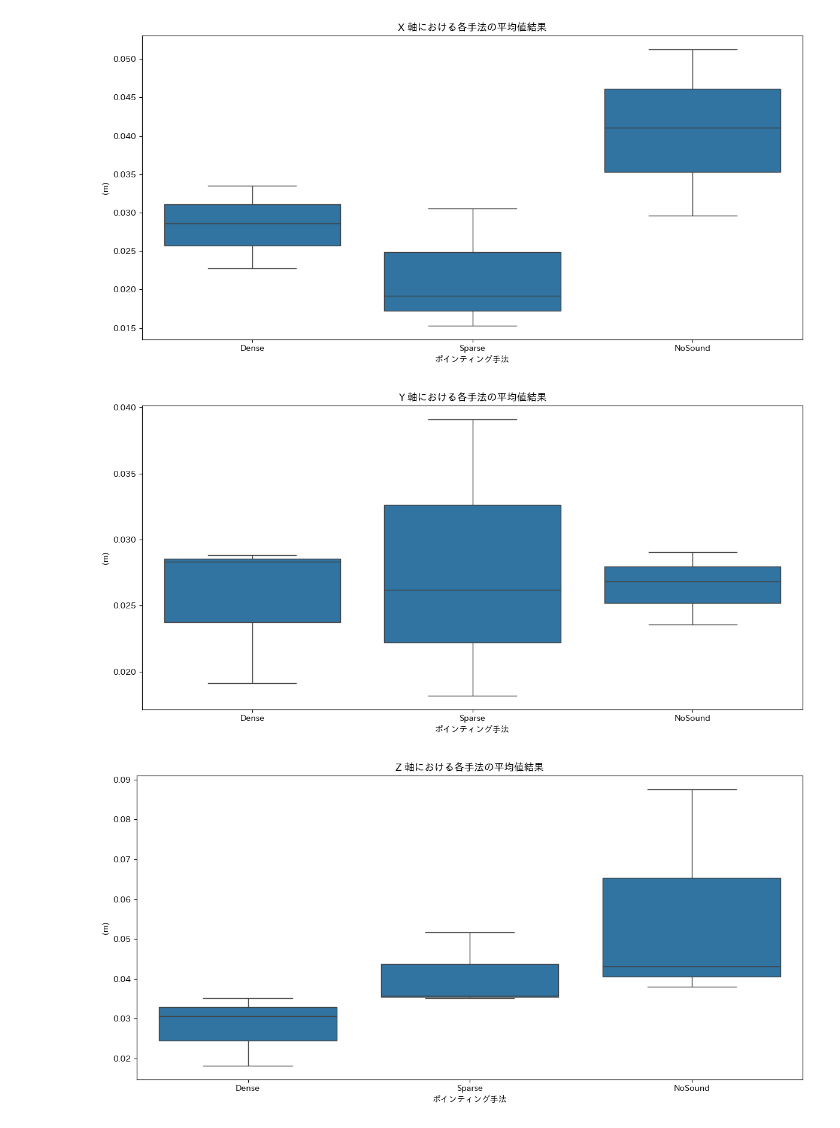
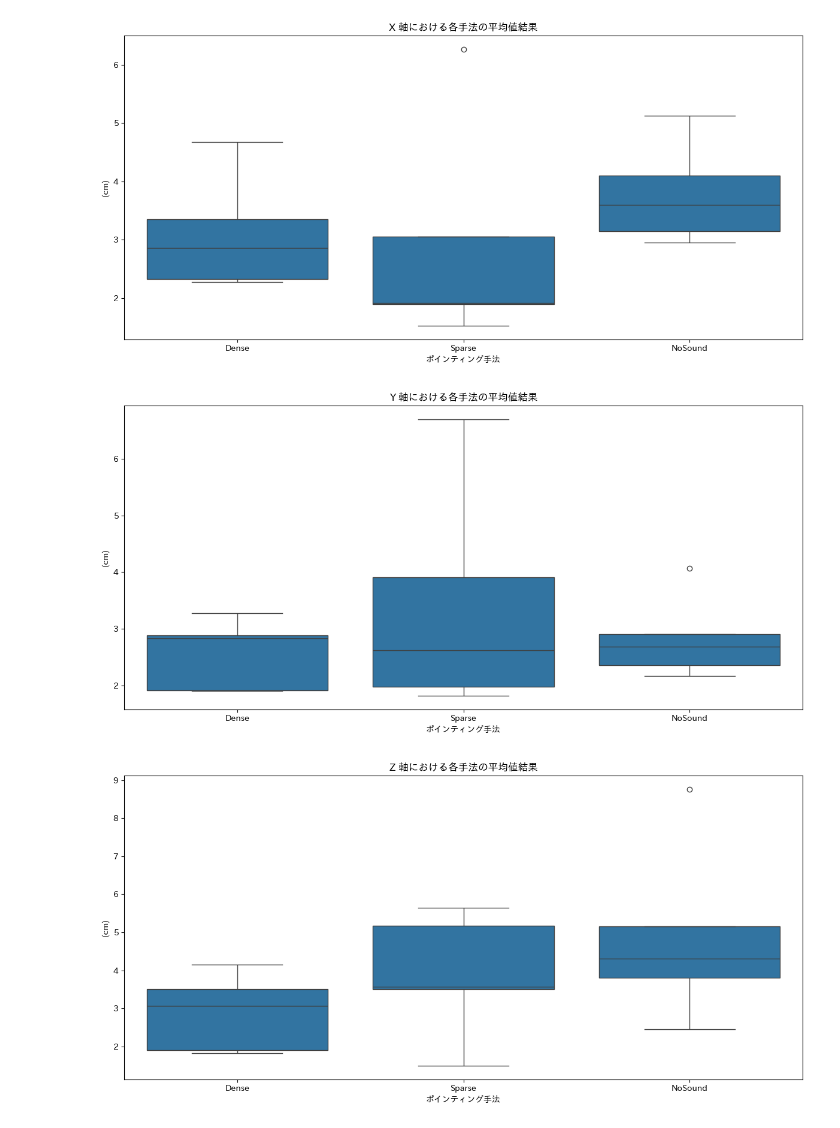
Before and after one commit to takaharayota531/poster-exp-analysis, a Jupyter notebook: 本予備実験3/main-exp3-all-001.ipynb, the cells around one changed output. Drawn from its saved outputs; the diff is of its cells as text; code cells hidden in the pictures.

```diff
--- a/本予備実験3/main-exp3-all-001.ipynb
+++ b/本予備実験3/main-exp3-all-001.ipynb
@@ -182,6 +189,10 @@ method_labels = {
 df_all['Method_Label'] = df_all['Method'].map(method_labels)
 df_all['Place_Label'] = df_all['Place'].map(place_labels)
 
+df_all['X'] = df_all['X'] * 100
+df_all['Y'] = df_all['Y'] * 100
+df_all['Z'] = df_all['Z'] * 100
+
 # Placeごとの中央値を計算 (数値列のみ対象)
 numeric_columns = ['X', 'Y', 'Z']
 df_median = df_all.groupby(['Subject', 'Method'])[numeric_columns].median().reset_index()
@@ -199,7 +210,7 @@ for axis in ['X', 'Y', 'Z']:
     sns.boxplot(x='Method_Label', y=axis, data=df_median)
     plt.title(f'{axis} 軸における各手法の中央値結果')
     plt.xlabel('ポインティング手法')
-    plt.ylabel('(m)')
+    plt.ylabel('(cm)')
     plt.tight_layout()
     plt.show()
 
@@ -209,16 +220,16 @@ for axis in ['X', 'Y', 'Z']:
     sns.boxplot(x='Method_Label', y=axis, data=df_mean)
     plt.title(f'{axis} 軸における各手法の平均値結果')
     plt.xlabel('ポインティング手法')
-    plt.ylabel('(m)')
+    plt.ylabel('(cm)')
     plt.tight_layout()
     plt.show()
 
 # 可視化
 plt.figure(figsize=(12, 6))
 sns.boxplot(x='Place_Label', y='X', hue='Method_Label', data=df_all)
-plt.title('x軸(定位)における各手法と位置の結果')
+plt.title('x軸(定位)における各手法と位置による誤差')
 plt.xlabel('各座標位置')
-plt.ylabel('(m)')
+plt.ylabel('(cm)')
 plt.legend(title='ポインティング手法', bbox_to_anchor=(1.05, 1), loc='upper left')
 plt.xticks(rotation=45)
 plt.tight_layout()
@@ -226,9 +237,9 @@ plt.show()
 
 plt.figure(figsize=(12, 6))
 sns.boxplot(x='Place_Label', y='Y', hue='Method_Label', data=df_all)
-plt.title('y軸(周波数)における各手法と位置の結果')
+plt.title('y軸(周波数)における各手法と位置による誤差')
 plt.xlabel('各座標位置')
-plt.ylabel('(m)')
+plt.ylabel('(cm)')
 plt.legend(title='ポインティング手法', bbox_to_anchor=(1.05, 1), loc='upper left')
 plt.xticks(rotation=45)
 plt.tight_layout()
@@ -236,9 +247,9 @@ plt.show()
 
 plt.figure(figsize=(12, 6))
 sns.boxplot(x='Place_Label', y='Z', hue='Method_Label', data=df_all)
-plt.title('z軸(振幅)における各手法と位置の結果')
+plt.title('z軸(振幅)における各手法と位置による誤差')
 plt.xlabel('各座標位置')
-plt.ylabel('(m)')
+plt.ylabel('(cm)')
 plt.legend(title='ポインティング手法', bbox_to_anchor=(1.05, 1), loc='upper left')
 plt.xticks(rotation=45)
 plt.tight_layout()
@@ -250,3 +261,3 @@ plt.show()
-[figure, old version]
+[figure, new version]
-[figure, old version]
+[figure, new version]
-[figure, old version]
+[figure, new version]
```
Also changed, not shown: parts of 2 cells of this notebook, 6 other files.
